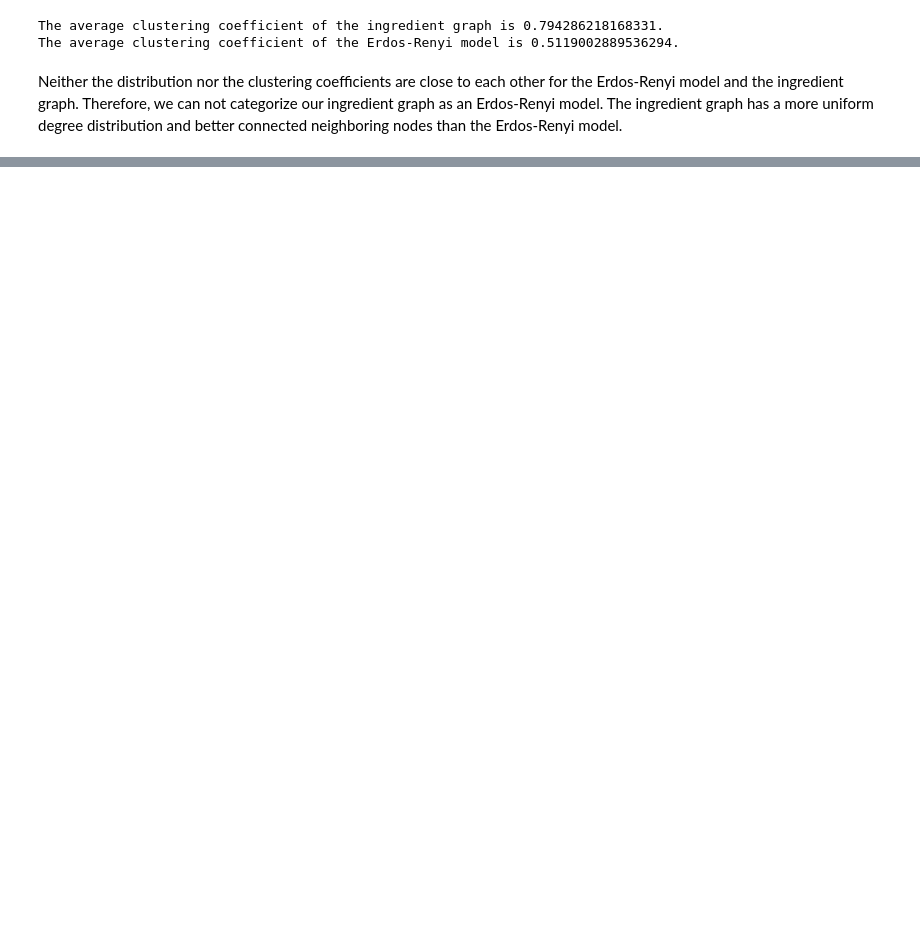
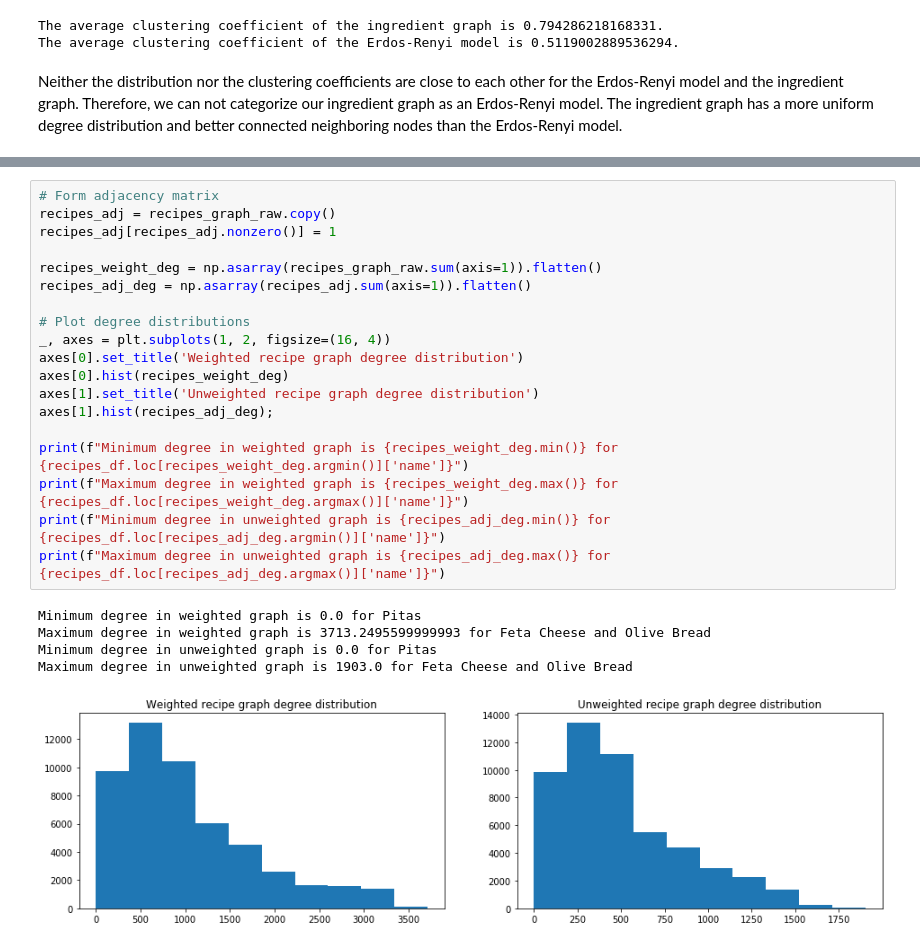
Before and after one commit to alex-mocanu/A-Network-Tour-of-DS-Homework, a Jupyter notebook: Project/analyze_graphs.ipynb, the cells around one changed output, grey strips where cells are left out. Drawn from its saved outputs; the diff is of its cells as text; blank space fills up the shorter version.

Commit message:
Included same type of analysis for the recipes graph

```diff
--- a/Project/explore-ingredients-graph.ipynb
+++ b/Project/analyze_graphs.ipynb
@@ -348,0 +354,25 @@ Neither the distribution nor the clustering coefficients are close to each other
+# %%
+# Form adjacency matrix
+recipes_adj = recipes_graph_raw.copy()
+recipes_adj[recipes_adj.nonzero()] = 1
+
+recipes_weight_deg = np.asarray(recipes_graph_raw.sum(axis=1)).flatten()
+recipes_adj_deg = np.asarray(recipes_adj.sum(axis=1)).flatten()
+
+# Plot degree distributions
+_, axes = plt.subplots(1, 2, figsize=(16, 4))
+axes[0].set_title('Weighted recipe graph degree distribution')
+axes[0].hist(recipes_weight_deg)
+axes[1].set_title('Unweighted recipe graph degree distribution')
+axes[1].hist(recipes_adj_deg);
+
+print(f"Minimum degree in weighted graph is {recipes_weight_deg.min()} for {recipes_df.loc[recipes_weight_deg.argmin()]['name']}")
+print(f"Maximum degree in weighted graph is {recipes_weight_deg.max()} for {recipes_df.loc[recipes_weight_deg.argmax()]['name']}")
+print(f"Minimum degree in unweighted graph is {recipes_adj_deg.min()} for {recipes_df.loc[recipes_adj_deg.argmin()]['name']}")
+print(f"Maximum degree in unweighted graph is {recipes_adj_deg.max()} for {recipes_df.loc[recipes_adj_deg.argmax()]['name']}")
+# %% [output]
+Minimum degree in weighted graph is 0.0 for Pitas
+Maximum degree in weighted graph is 3713.2495599999993 for Feta Cheese and Olive Bread
+Minimum degree in unweighted graph is 0.0 for Pitas
+Maximum degree in unweighted graph is 1903.0 for Feta Cheese and Olive Bread
+[figure, added]
```
Also changed, not shown: parts of 20 cells of this notebook.
